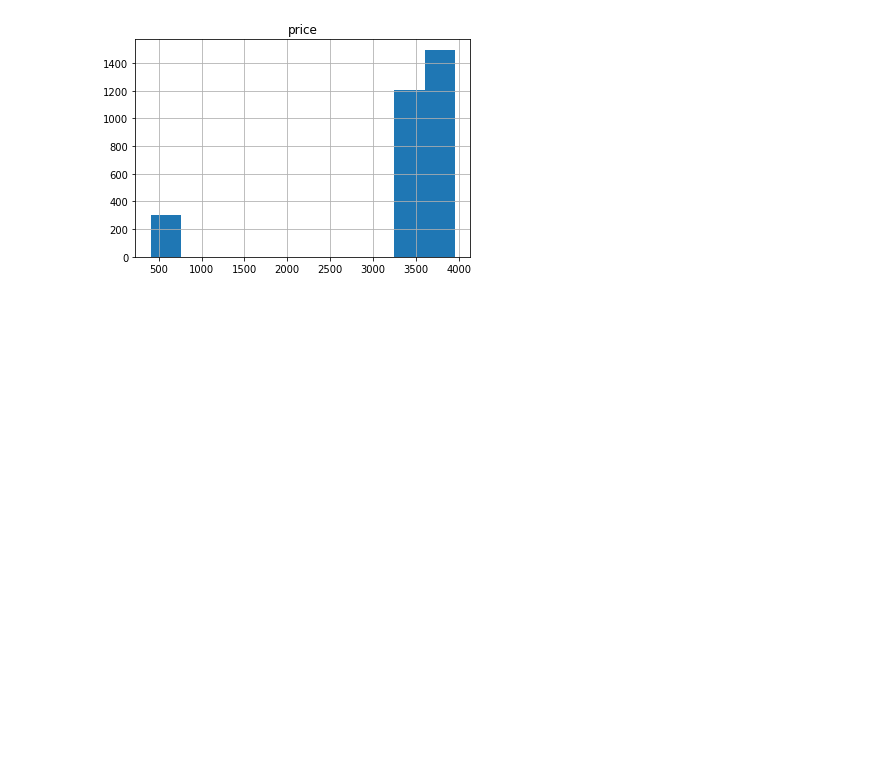
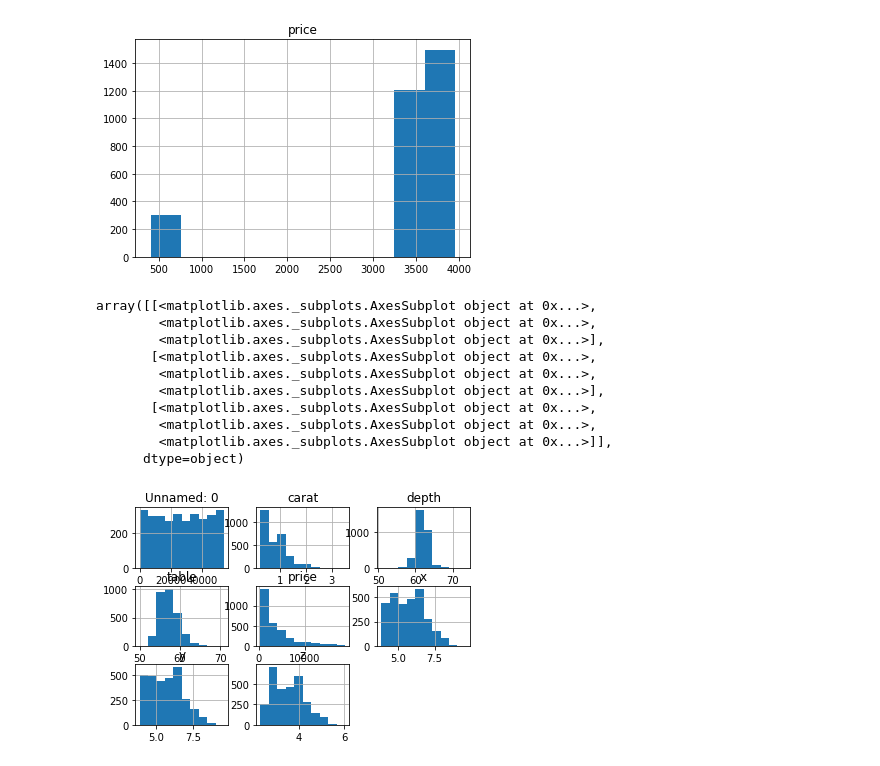
Before and after one commit to RhaSeimoha/data-science-fiap, a Jupyter notebook: Aula1.ipynb, the cells around one changed output. Saved outputs shown, nothing was run; the diff lists cells and outputs as text; code cells hidden in the pictures; blank space fills up the shorter version.

```diff
--- a/Aula1.ipynb
+++ b/Aula1.ipynb
@@ -146,3 +146,17 @@ a2[["price"]].hist()
 array([[<matplotlib.axes._subplots.AxesSubplot object at 0x...>]],
       dtype=object)
 [figure]
+# %%
+a3.hist()
+# %% [output]
+array([[<matplotlib.axes._subplots.AxesSubplot object at 0x...>,
+        <matplotlib.axes._subplots.AxesSubplot object at 0x...>,
+        <matplotlib.axes._subplots.AxesSubplot object at 0x...>],
+       [<matplotlib.axes._subplots.AxesSubplot object at 0x...>,
+        <matplotlib.axes._subplots.AxesSubplot object at 0x...>,
+        <matplotlib.axes._subplots.AxesSubplot object at 0x...>],
+       [<matplotlib.axes._subplots.AxesSubplot object at 0x...>,
+        <matplotlib.axes._subplots.AxesSubplot object at 0x...>,
+        <matplotlib.axes._subplots.AxesSubplot object at 0x...>]],
+      dtype=object)
+[figure, added]
```
Also changed, not shown: parts of 17 cells of this notebook.
